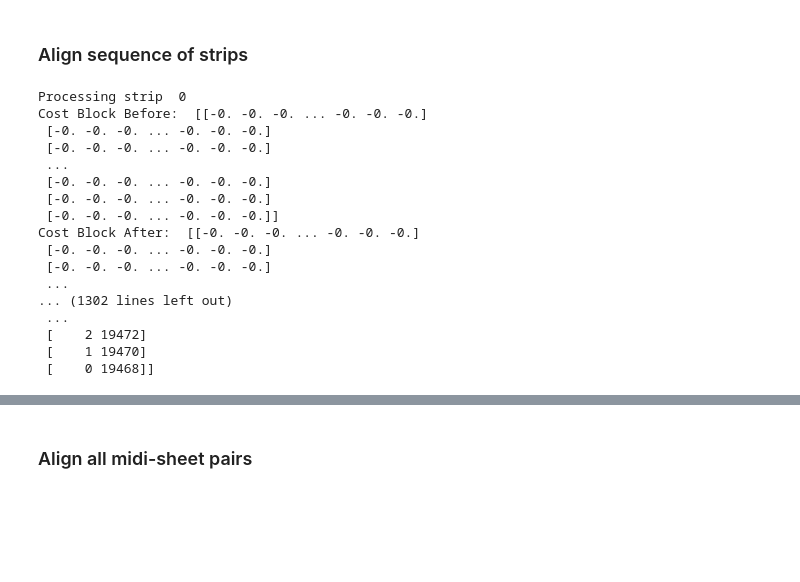
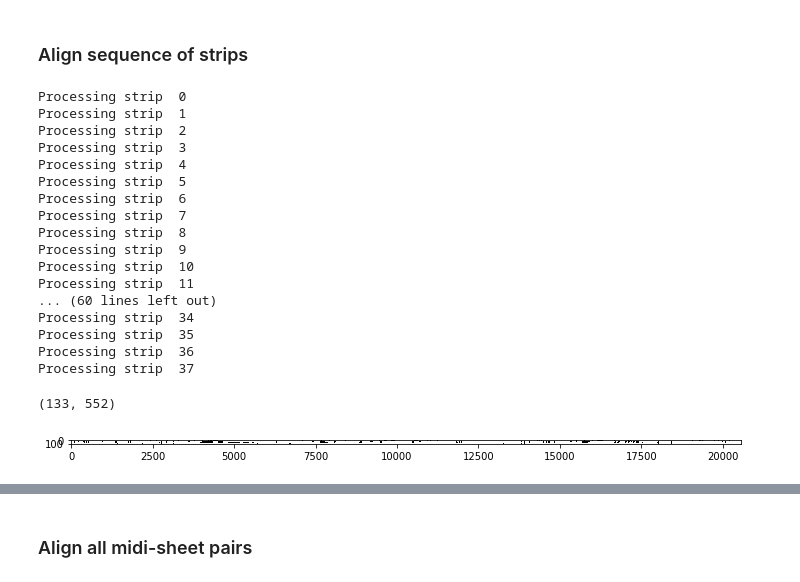
Before and after one commit to nupurb/MIR_Fall2018_Chris_Nupur, a Jupyter notebook: SheetMidiSync/02_SheetMidiSync.ipynb, the cells around one changed output, grey strips where cells are left out. Drawn from its saved outputs; the diff is of its cells as text; code cells hidden in the pictures; blank space fills up the shorter version.

Commit message:
updated 02 with more graphing

```diff
--- a/SheetMidiSync/02_SheetMidiSync.ipynb
+++ b/SheetMidiSync/02_SheetMidiSync.ipynb
@@ -284,7 +284,7 @@ def alignStripSequence(strips, midiFile, zeroPad = 50):
 
     return wp[::-1,:], midiSynths, timeMapping, fs
 # %%
-def getCostMatrixForHierarchicalDTW(strips, midiFile, zeroPad = 50):
+def getCostMatrixForHierarchicalDTW(strips, midiFile, zeroPad = 50, normalize=False):
 
     # get combination of last column of each subsequence DTW
     # in each location have it be a tuple with (cost, start height of path)
@@ -300,9 +300,13 @@ def getCostMatrixForHierarchicalDTW(strips, midiFile, zeroPad = 50):
     steps = np.array([1,1,1,2,2,1]).reshape((-1,2))
     weights = np.array([2,3,3])
 
+    warpingPaths = []
+    costMatrices = []
+
     # fill in cost matrix block by block
     endRows = []
     midiSynths = []
+    #for i in range(2):
     for i in range(len(strips)):
         print("Processing strip ", i)
         # run subsequence dtw between the current strip and the entire midi bootleg
@@ -311,6 +315,8 @@ def getCostMatrixForHierarchicalDTW(strips, midiFile, zeroPad = 50):
         midiSynth, timeMapping = synthesizeSheetMusic(noteEvents, s, zeroPad)
         costBlock = -1.0 * np.matmul(s.T, midiSynth)
 
+        midiSynths.append(midiSynth)
+
         # normalize the cost block based on the total number of black pixels in the comparison
         summedMidiSynth = np.sum(midiSynth, axis=0)
         summedStrip = np.sum(s, axis=0)
@@ -318,13 +324,13 @@ def getCostMatrixForHierarchicalDTW(strips, midiFile, zeroPad = 50):
         repeatMidiSum = np.tile(summedMidiSynth, [summedStrip.shape[0], 1])
         repeatStripSum = np.tile(summedStrip, [summedMidiSynth.shape[0], 1])
 
-
         normalizingMatrix = repeatMidiSum + repeatStripSum.T
-        print("Cost Block Before: ", costBlock)
-        costBlock = costBlock / normalizingMatrix
-        print("Cost Block After: ", costBlock)
+        if normalize:
+            costBlock = costBlock / normalizingMatrix
 
         accumCost, warpingPath, accumCostSteps = lib_ours.core.dtw(C=costBlock, step_sizes_sigma = steps, weights_mul = weights, subseq =  True, return_steps = True)
+        costMatrices.append(accumCost)
+        warpingPaths.append(warpingPath)
 
         # find the costs corresponding end of the strip (cost for particular alignments of that subsequence)
         costsAtEndOfStrip = accumCost[-1, :]
@@ -334,14 +340,12 @@ def getCostMatrixForHierarchicalDTW(strips, midiFile, zeroPad = 50):
         for i in range(len(costsAtEndOfStrip)):
             startHeight = lib_ours.sequence.__dtw_backtracking(accumCostSteps[:, :(i + 1)], steps)[-1][1]
             costStartHeightTuples.append((costsAtEndOfStrip[i], startHeight))
-        print(len(costStartHeightTuples))
-        print(warpingPath)
         endRows.append(costStartHeightTuples)
 
     # turn them into an np array, and transpose then return
     # we transpose so that the array has dim of: (height of synthesized MIDI, number of strips, 2)
     npEndRows = np.array(endRows, dtype=(float, int))
-    return np.transpose(npEndRows, (1,0,2)) # only transpose the first 2 dimensions
+    return np.transpose(npEndRows, (1,0,2)), costMatrices, warpingPaths, midiSynths # only transpose the first 2 dimensions
 # %%
 def visualizeAlignedSequences(strips, midiSynths, wp, scoreFile = None, midiFile = None):
 
@@ -393,25 +397,32 @@ def visualizeAlignedSequences(strips, midiSynths, wp, scoreFile = None, midiFile
     return stacked
 # %%
 #wp, midiSynths, _, _ = alignStripSequence(strips, midiFile)
-endCost = getCostMatrixForHierarchicalDTW(strips, midiFile)
+endCost, costMatrices, warpingPaths, midiSynths = getCostMatrixForHierarchicalDTW(strips, midiFile, normalize=False)
+endCostNormalized, costMatricesNormalized, warpingPathsNormalized, midiSynthsNormalized = getCostMatrixForHierarchicalDTW(strips, midiFile, normalize=True)
 # write it to a text file
 np.savetxt('endCostCosts.csv', endCost[:,:,0], delimiter=',')
 np.savetxt('endCostStartLocations.csv', endCost[:,:,1], delimiter=',')
 # %% [output]
 Processing strip  0
-Cost Block Before:  [[-0. -0. -0. ... -0. -0. -0.]
- [-0. -0. -0. ... -0. -0. -0.]
- [-0. -0. -0. ... -0. -0. -0.]
- ...
- [-0. -0. -0. ... -0. -0. -0.]
- [-0. -0. -0. ... -0. -0. -0.]
- [-0. -0. -0. ... -0. -0. -0.]]
-Cost Block After:  [[-0. -0. -0. ... -0. -0. -0.]
- [-0. -0. -0. ... -0. -0. -0.]
- [-0. -0. -0. ... -0. -0. -0.]
- ...
-... (1302 lines left out)
- ...
- [    2 19472]
- [    1 19470]
- [    0 19468]]
+Processing strip  1
+Processing strip  2
+Processing strip  3
+Processing strip  4
+Processing strip  5
+Processing strip  6
+Processing strip  7
+Processing strip  8
+Processing strip  9
+Processing strip  10
+Processing strip  11
+... (60 lines left out)
+Processing strip  34
+Processing strip  35
+Processing strip  36
+Processing strip  37
+# %%
+showImage(midiSynths[0])
+strips[1].shape
+# %% [output]
+(133, 552)
+[figure, added]
```
Also changed, not shown: parts of 4 cells of this notebook.
